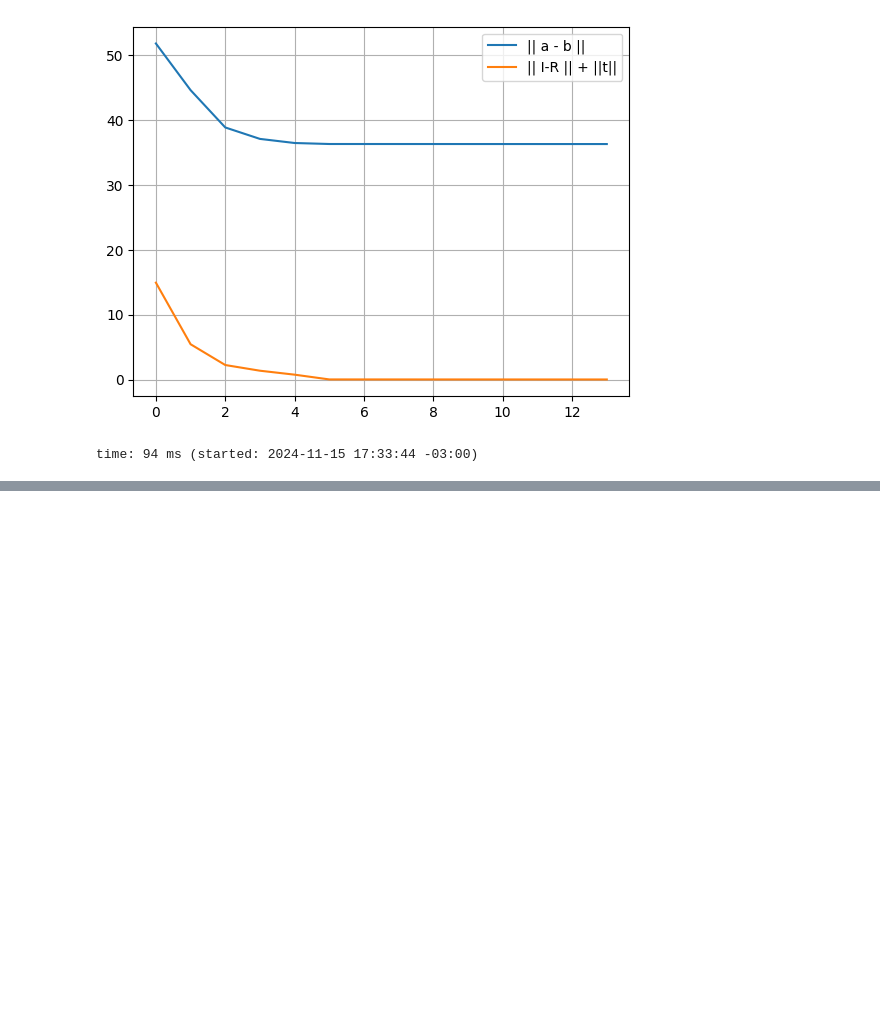
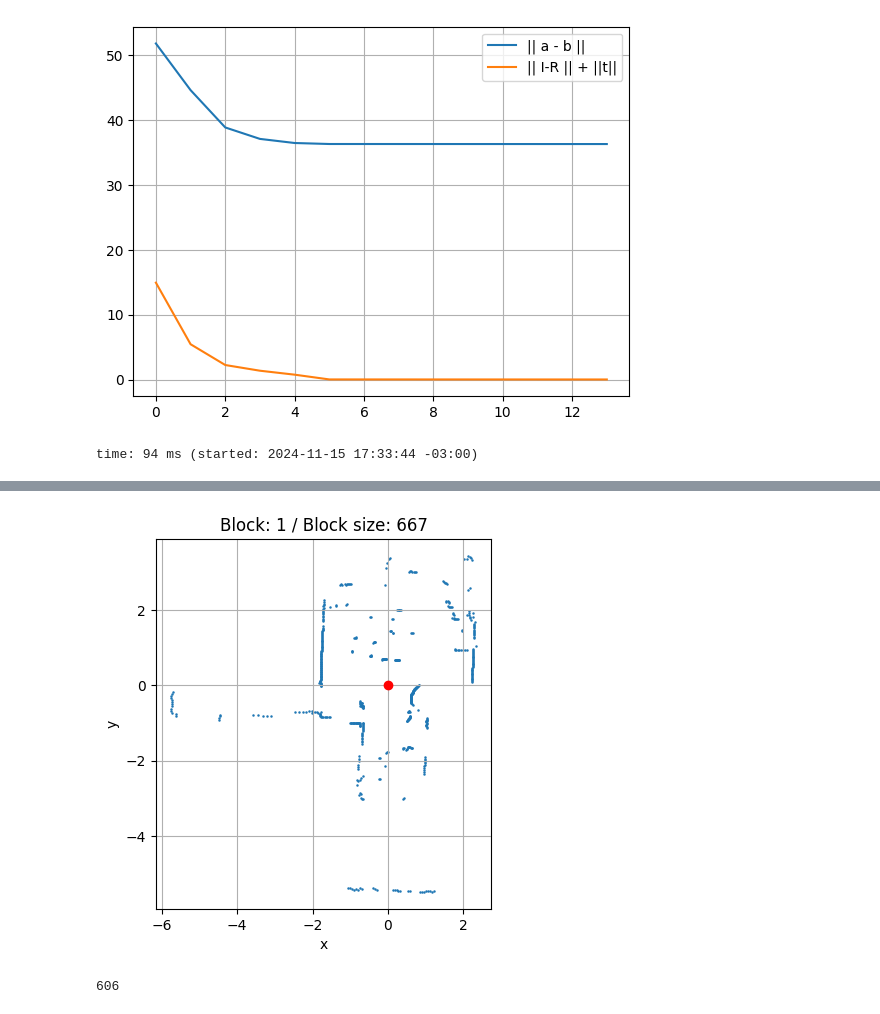
Before and after one commit to HumbertoDiego/lidar-experiments, a Jupyter notebook: Theory 2-IterativeClosestPoint.ipynb, the cells around one changed output, grey strips where cells are left out. Drawn from its saved outputs; the diff is of its cells as text; code cells hidden in the pictures; blank space fills up the shorter version.

```diff
--- a/Theory 2-IterativeClosestPoint.ipynb
+++ b/Theory 2-IterativeClosestPoint.ipynb
@@ -752,0 +807,22 @@ time: 94 ms (started: 2024-11-15 17:33:44 -03:00)
+# %%
+# plot 1st block
+i=1
+start_time = df.time.values[0]
+low_limit = (i-1)*0.1666+start_time
+high_limit = i*0.1666+start_time
+df2 = df[(df['time']>low_limit) & (df['time']<high_limit)]
+block_size = len(df2) + 1
+ax = df2.plot.scatter(x='x', y='y',s=0.6)
+ax.plot(0, 0, 'ro')
+plt.title(f"Block: {i} / Block size: {block_size}")
+plt.gca().set_aspect('equal')
+plt.grid()
+plt.show()
+# %% [output]
+[figure, added]
+# %%
+# n = How many blocks of block_size fits on the dataset?
+n = int(df.index.values[-1]/block_size)
+n
+# %% [output]
+606
```
Also changed, not shown: parts of 16 cells of this notebook, 6 other files.
